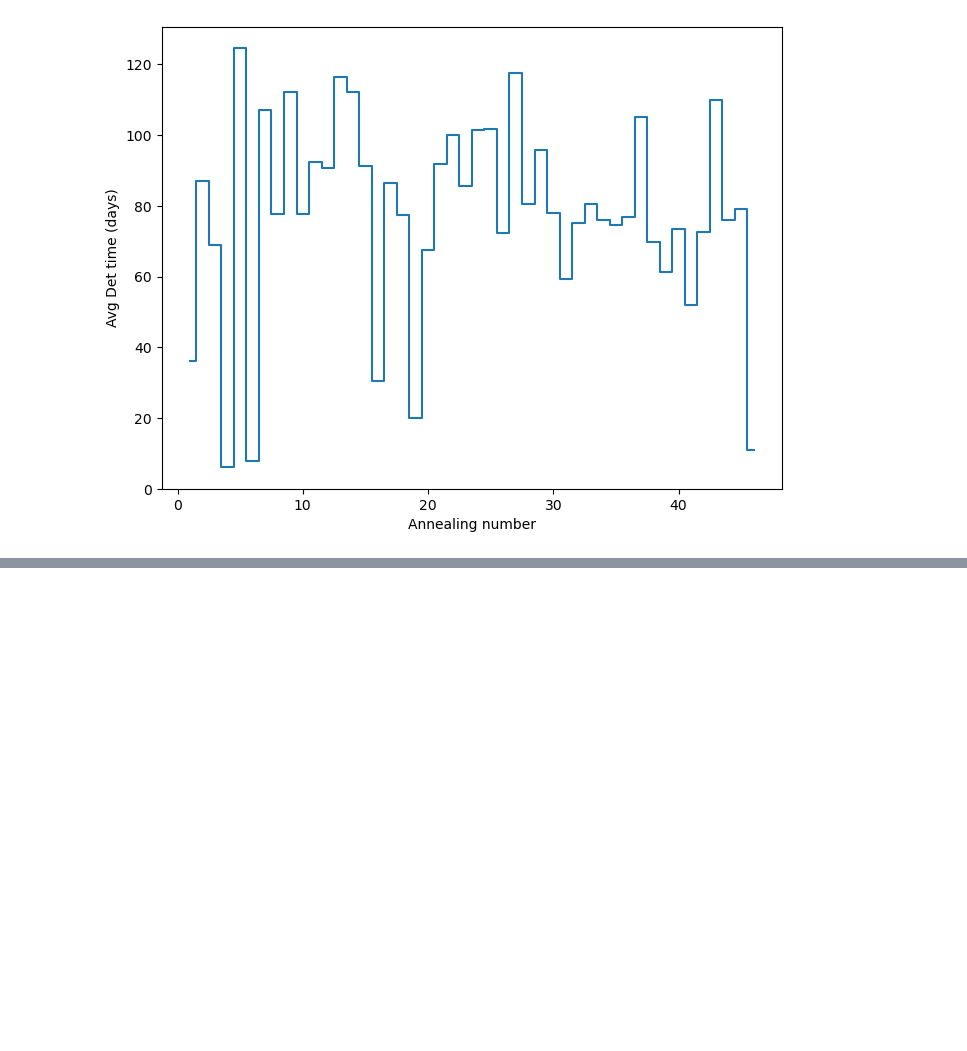
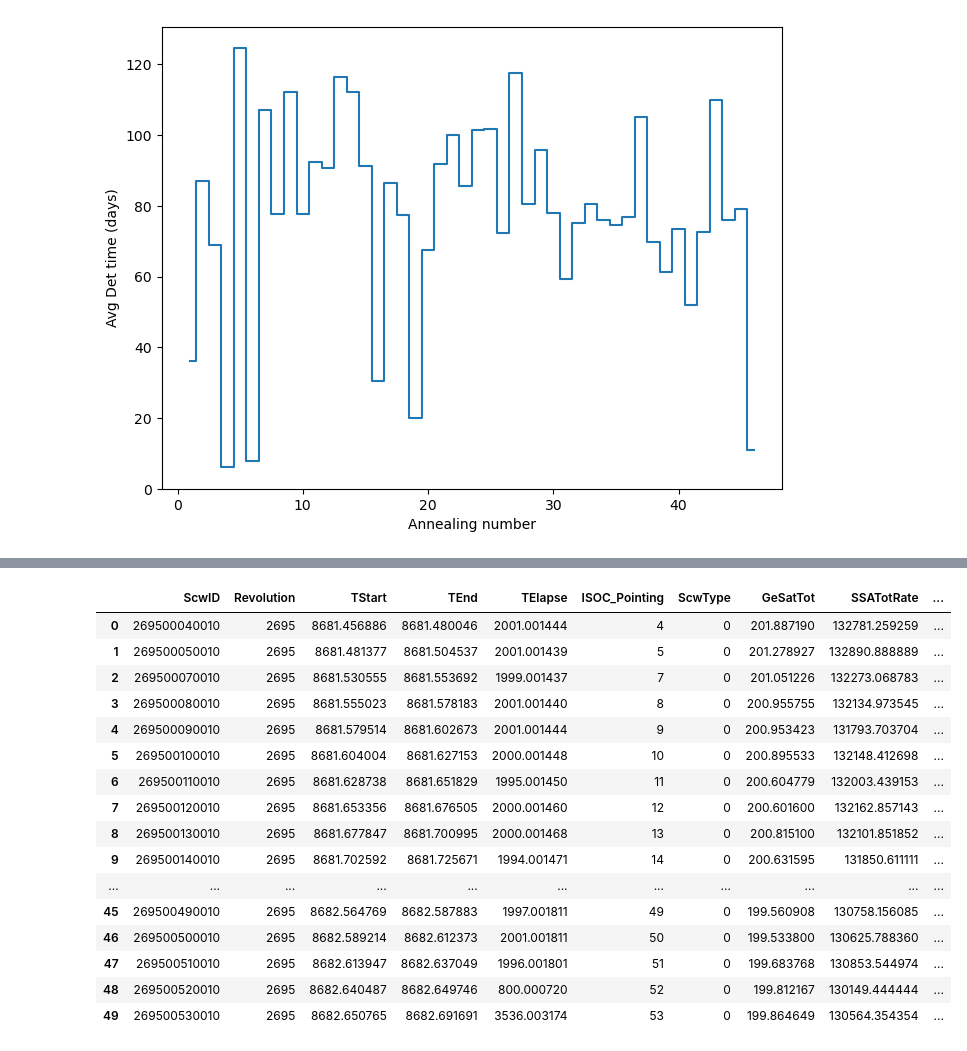
Before and after one commit to tristanbouchet/spibackground, a Jupyter notebook: test_background.ipynb, the cells around one changed output, grey strips where cells are left out. Saved outputs shown, nothing was run; the diff lists cells and outputs as text; code cells hidden in the pictures; blank space fills up the shorter version.

```diff
--- a/test_background.ipynb
+++ b/test_background.ipynb
@@ -304,0 +377,11 @@ ax.set_ylim(0)
+# %%
+main_dir='/Users/tbastro/SPI_analysis/BACKGROUND/rev2680to2730_0020-0400keV_SE'
+# main_dir='/Users/tbastro/SPI_analysis/BACKGROUND/crab_dir_test'
+hdul_point = fits.open(f'{main_dir}/spi/pointing.fits.gz')
+point_data=hdul_point[1].data
+# Convert to native byte order to fix big-endian/little-endian compatibility
+point_data_native = point_data.astype(point_data.dtype.newbyteorder('='), copy=False)
+point_df = pd.DataFrame(point_data_native, columns=['PTID_ISOC', 'PTID_SPI','TSTART', 'TSTOP','TELAPSE'])
+point_df['REV'] = point_df.PTID_ISOC.apply(lambda x:x[:4])
+point_df['SCW_PT_IDX'] = point_df.PTID_SPI.apply(lambda x:x.split('.')[-1])
+point_df
@@ -304,0 +545,20 @@ ax.set_ylim(0)
+# %%
+merged_df[merged_df['REV']=='2695']
+# %% [output]
+|  | ScwID | Revolution | TStart | TEnd | TElapse | ISOC_Pointing | ScwType | GeSatTot | SSATotRate | ... |
+| 0 | 269500040010 | 2695 | 8681.456886 | 8681.480046 | 2001.001444 | 4 | 0 | 201.887190 | 132781.259259 | ... |
+| 1 | 269500050010 | 2695 | 8681.481377 | 8681.504537 | 2001.001439 | 5 | 0 | 201.278927 | 132890.888889 | ... |
+| 2 | 269500070010 | 2695 | 8681.530555 | 8681.553692 | 1999.001437 | 7 | 0 | 201.051226 | 132273.068783 | ... |
+| 3 | 269500080010 | 2695 | 8681.555023 | 8681.578183 | 2001.001440 | 8 | 0 | 200.955755 | 132134.973545 | ... |
+| 4 | 269500090010 | 2695 | 8681.579514 | 8681.602673 | 2001.001444 | 9 | 0 | 200.953423 | 131793.703704 | ... |
+| 5 | 269500100010 | 2695 | 8681.604004 | 8681.627153 | 2000.001448 | 10 | 0 | 200.895533 | 132148.412698 | ... |
+| 6 | 269500110010 | 2695 | 8681.628738 | 8681.651829 | 1995.001450 | 11 | 0 | 200.604779 | 132003.439153 | ... |
+| 7 | 269500120010 | 2695 | 8681.653356 | 8681.676505 | 2000.001460 | 12 | 0 | 200.601600 | 132162.857143 | ... |
+| 8 | 269500130010 | 2695 | 8681.677847 | 8681.700995 | 2000.001468 | 13 | 0 | 200.815100 | 132101.851852 | ... |
+| 9 | 269500140010 | 2695 | 8681.702592 | 8681.725671 | 1994.001471 | 14 | 0 | 200.631595 | 131850.611111 | ... |
+| ... | ... | ... | ... | ... | ... | ... | ... | ... | ... | ... |
+| 45 | 269500490010 | 2695 | 8682.564769 | 8682.587883 | 1997.001811 | 49 | 0 | 199.560908 | 130758.156085 | ... |
+| 46 | 269500500010 | 2695 | 8682.589214 | 8682.612373 | 2001.001811 | 50 | 0 | 199.533800 | 130625.788360 | ... |
+| 47 | 269500510010 | 2695 | 8682.613947 | 8682.637049 | 1996.001801 | 51 | 0 | 199.683768 | 130853.544974 | ... |
+| 48 | 269500520010 | 2695 | 8682.640487 | 8682.649746 | 800.000720 | 52 | 0 | 199.812167 | 130149.444444 | ... |
+| 49 | 269500530010 | 2695 | 8682.650765 | 8682.691691 | 3536.003174 | 53 | 0 | 199.864649 | 130564.354354 | ... |
```
Also changed, not shown: parts of 9 cells of this notebook, 1 other file.
